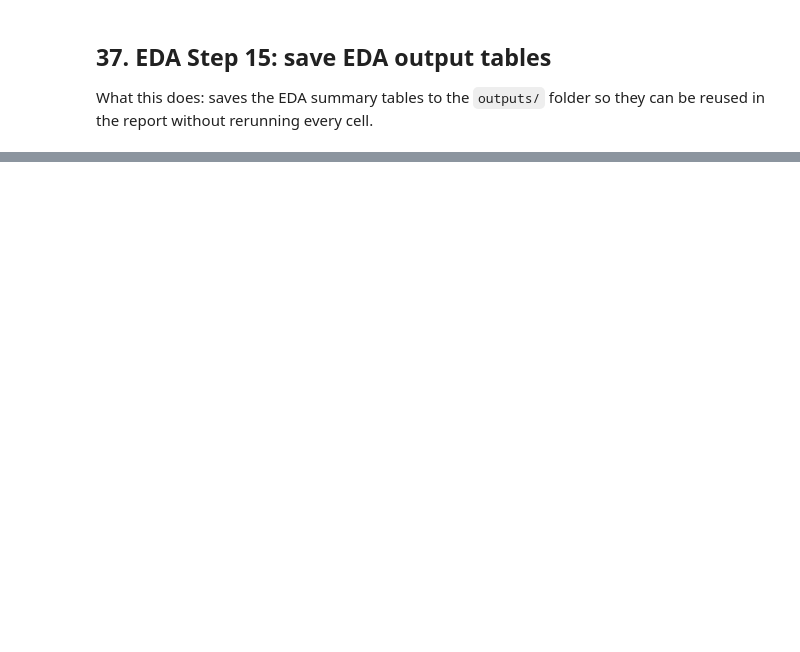
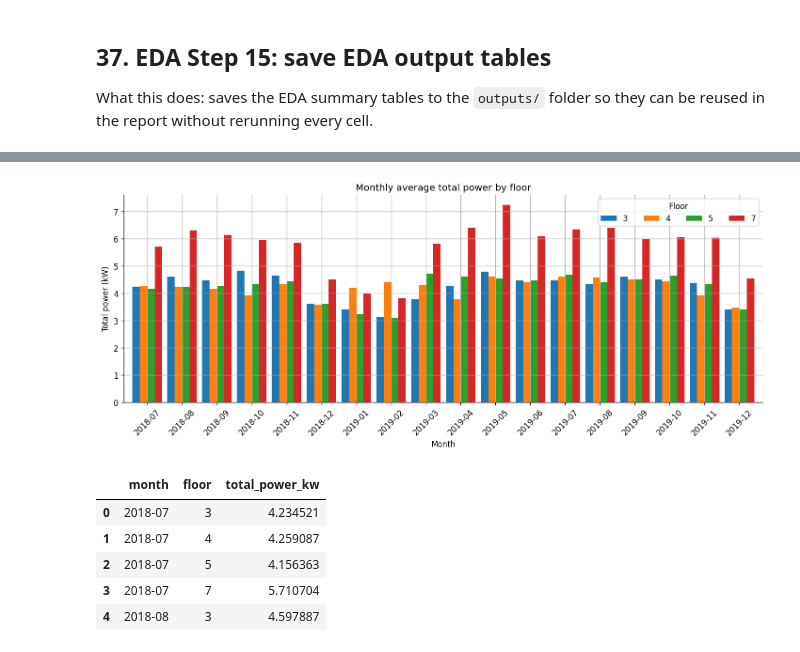
Before and after one commit to Lee-yongli/Artificial-Intelligence-for-Smart-Building-Log-Analysis, a Jupyter notebook: Artificial Intelligence for Smart-Building Log Analysis/merge_2018_2019_floors_3_4_5_7.ipynb, the cells around one changed output, grey strips where cells are left out. Drawn from its saved outputs; the diff is of its cells as text; code cells hidden in the pictures; blank space fills up the shorter version.

```diff
--- a/Artificial Intelligence for Smart-Building Log Analysis/merge_2018_2019_floors_3_4_5_7.ipynb
+++ b/Artificial Intelligence for Smart-Building Log Analysis/merge_2018_2019_floors_3_4_5_7.ipynb
@@ -1454,0 +1553,32 @@ display(eda_save_summary)
+# %%
+def eda_viz_03_monthly_total_power_by_floor(df: pd.DataFrame) -> tuple[plt.Figure, pd.DataFrame, Path]:
+    plot_data = (
+        df.assign(month=df["timestamp"].dt.to_period("M").astype(str))
+        .groupby(["month", "floor"], as_index=False)["total_power_kw"]
+        .mean()
+        .sort_values(["month", "floor"])
+    )
+
+    pivot = plot_data.pivot(index="month", columns="floor", values="total_power_kw")
+    fig, ax = plt.subplots(figsize=(12, 5))
+    pivot.plot(kind="bar", ax=ax, width=0.85)
+    ax.set_title("Monthly average total power by floor")
+    ax.set_xlabel("Month")
+    ax.set_ylabel("Total power (kW)")
+    ax.legend(title="Floor", ncol=4)
+    ax.tick_params(axis="x", rotation=45)
+
+    file_path = save_and_display_eda_figure(fig, "eda_03_monthly_total_power_by_floor.png")
+    return fig, plot_data, file_path
+
+
+fig_monthly_power, eda_monthly_total_power_by_floor, eda_fig_monthly_power_path = eda_viz_03_monthly_total_power_by_floor(eda_df)
+eda_monthly_total_power_by_floor.head()
+# %% [output]
+[figure, added]
+|  | month | floor | total_power_kw |
+| 0 | 2018-07 | 3 | 4.234521 |
+| 1 | 2018-07 | 4 | 4.259087 |
+| 2 | 2018-07 | 5 | 4.156363 |
+| 3 | 2018-07 | 7 | 5.710704 |
+| 4 | 2018-08 | 3 | 4.597887 |
```
Also changed, not shown: parts of 25 cells of this notebook, 11 other files.
